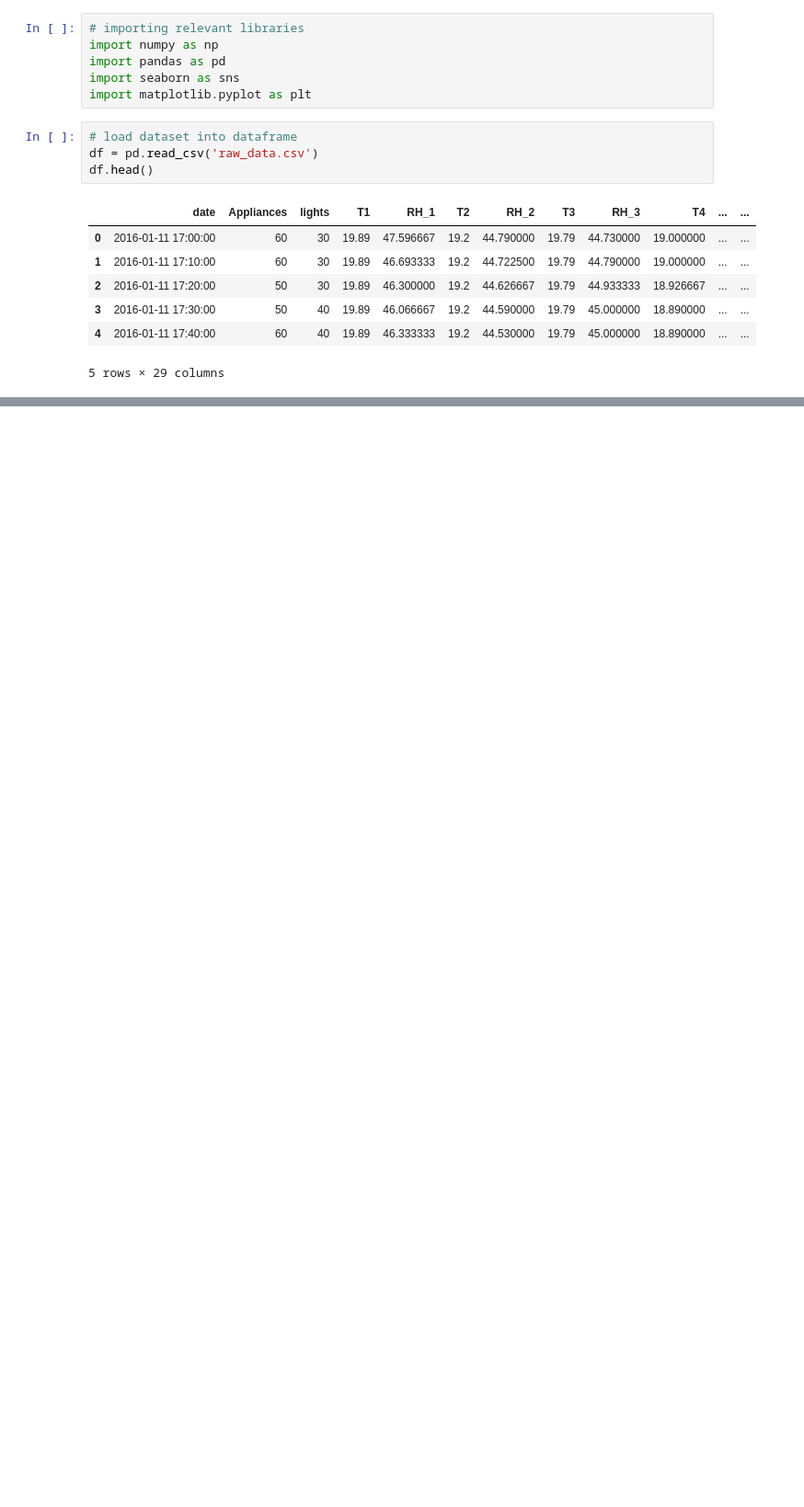
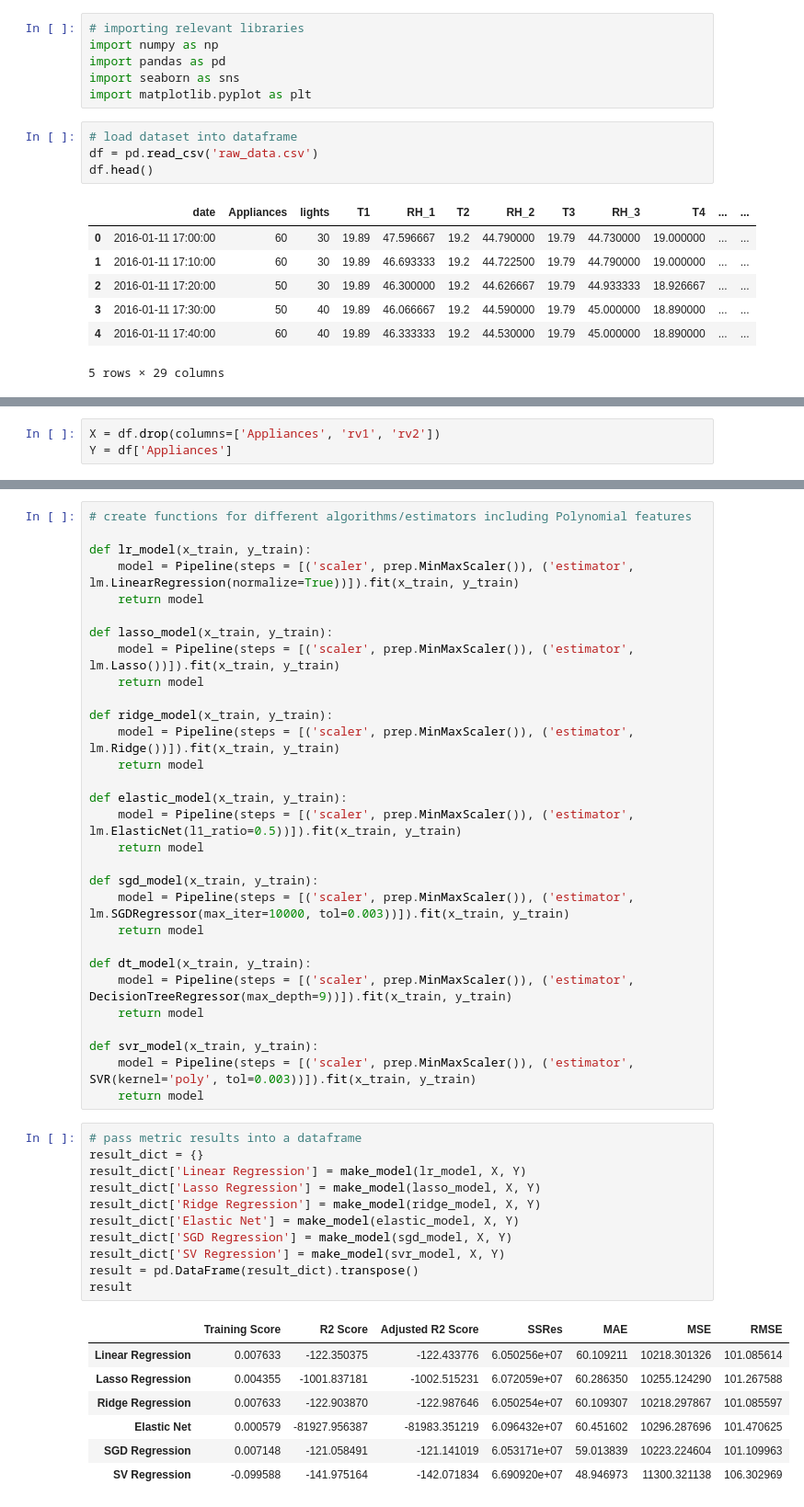
Before and after one commit to omotayo-alade/ham20-internship, a Jupyter notebook: stage2/notebook.ipynb, the cells around one changed output, grey strips where cells are left out. Shown at 92% size. Saved outputs shown, nothing was run; the diff lists cells and outputs as text; blank space fills up the shorter version.

```diff
--- a/stage2/notebook.ipynb
+++ b/stage2/notebook.ipynb
@@ -90,0 +60,3 @@ df.head()
+# %%
+X = df.drop(columns=['Appliances', 'rv1', 'rv2'])
+Y = df['Appliances']
@@ -90,0 +87,49 @@ df.head()
+# %%
+# create functions for different algorithms/estimators including Polynomial features
+
+def lr_model(x_train, y_train):
+    model = Pipeline(steps = [('scaler', prep.MinMaxScaler()), ('estimator', lm.LinearRegression(normalize=True))]).fit(x_train, y_train)
+    return model
+
+def lasso_model(x_train, y_train):
+    model = Pipeline(steps = [('scaler', prep.MinMaxScaler()), ('estimator', lm.Lasso())]).fit(x_train, y_train)
+    return model
+
+def ridge_model(x_train, y_train):
+    model = Pipeline(steps = [('scaler', prep.MinMaxScaler()), ('estimator', lm.Ridge())]).fit(x_train, y_train)
+    return model
+
+def elastic_model(x_train, y_train):
+    model = Pipeline(steps = [('scaler', prep.MinMaxScaler()), ('estimator', lm.ElasticNet(l1_ratio=0.5))]).fit(x_train, y_train)
+    return model
+
+def sgd_model(x_train, y_train):
+    model = Pipeline(steps = [('scaler', prep.MinMaxScaler()), ('estimator', lm.SGDRegressor(max_iter=10000, tol=0.003))]).fit(x_train, y_train)
+    return model
+
+def dt_model(x_train, y_train):
+    model = Pipeline(steps = [('scaler', prep.MinMaxScaler()), ('estimator', DecisionTreeRegressor(max_depth=9))]).fit(x_train, y_train)
+    return model
+
+def svr_model(x_train, y_train):
+    model = Pipeline(steps = [('scaler', prep.MinMaxScaler()), ('estimator', SVR(kernel='poly', tol=0.003))]).fit(x_train, y_train)
+    return model
+# %%
+# pass metric results into a dataframe
+result_dict = {}
+result_dict['Linear Regression'] = make_model(lr_model, X, Y)
+result_dict['Lasso Regression'] = make_model(lasso_model, X, Y)
+result_dict['Ridge Regression'] = make_model(ridge_model, X, Y)
+result_dict['Elastic Net'] = make_model(elastic_model, X, Y)
+result_dict['SGD Regression'] = make_model(sgd_model, X, Y)
+result_dict['SV Regression'] = make_model(svr_model, X, Y)
+result = pd.DataFrame(result_dict).transpose()
+result
+# %% [output]
+|  | Training Score | R2 Score | Adjusted R2 Score | SSRes | MAE | MSE | RMSE |
+| Linear Regression | 0.007633 | -122.350375 | -122.433776 | 6.050256e+07 | 60.109211 | 10218.301326 | 101.085614 |
+| Lasso Regression | 0.004355 | -1001.837181 | -1002.515231 | 6.072059e+07 | 60.286350 | 10255.124290 | 101.267588 |
+| Ridge Regression | 0.007633 | -122.903870 | -122.987646 | 6.050254e+07 | 60.109307 | 10218.297867 | 101.085597 |
+| Elastic Net | 0.000579 | -81927.956387 | -81983.351219 | 6.096432e+07 | 60.451602 | 10296.287696 | 101.470625 |
+| SGD Regression | 0.007148 | -121.058491 | -121.141019 | 6.053171e+07 | 59.013839 | 10223.224604 | 101.109963 |
+| SV Regression | -0.099588 | -141.975164 | -142.071834 | 6.690920e+07 | 48.946973 | 11300.321138 | 106.302969 |
```
Also changed, not shown: parts of 20 cells of this notebook, 1 other file.
